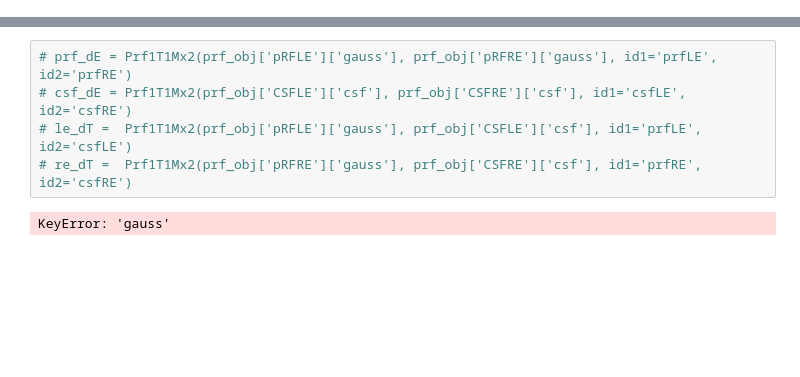
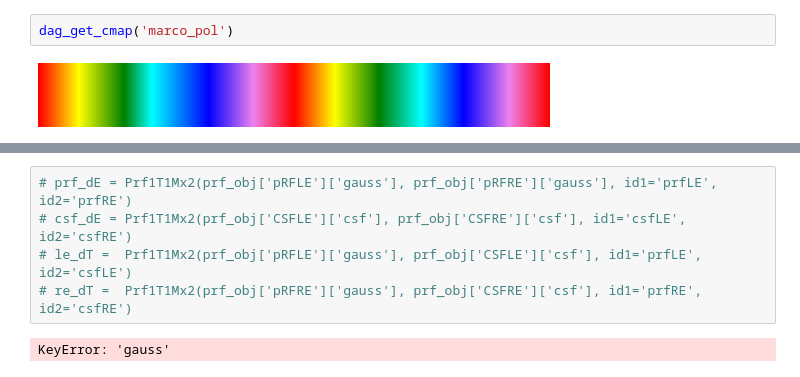
Before and after one commit to mdaghlian/amblyopia_emc, a Jupyter notebook: amb_scripts/r0_reports/r1_surfaces.ipynb, the cells around one changed output, grey strips where cells are left out. Saved outputs shown, nothing was run; the diff lists cells and outputs as text; blank space fills up the shorter version.

```diff
--- a/amb_scripts/r0_reports/r1_surfaces.ipynb
+++ b/amb_scripts/r0_reports/r1_surfaces.ipynb
@@ -61,0 +68,4 @@ all_prf_obj2 = PrfMulti(prf_obj_list, prf_id_list)
+# %%
+dag_get_cmap('marco_pol')
+# %% [output]
+[figure, added]
```
Also changed, not shown: parts of 16 cells of this notebook, 11 other files.
